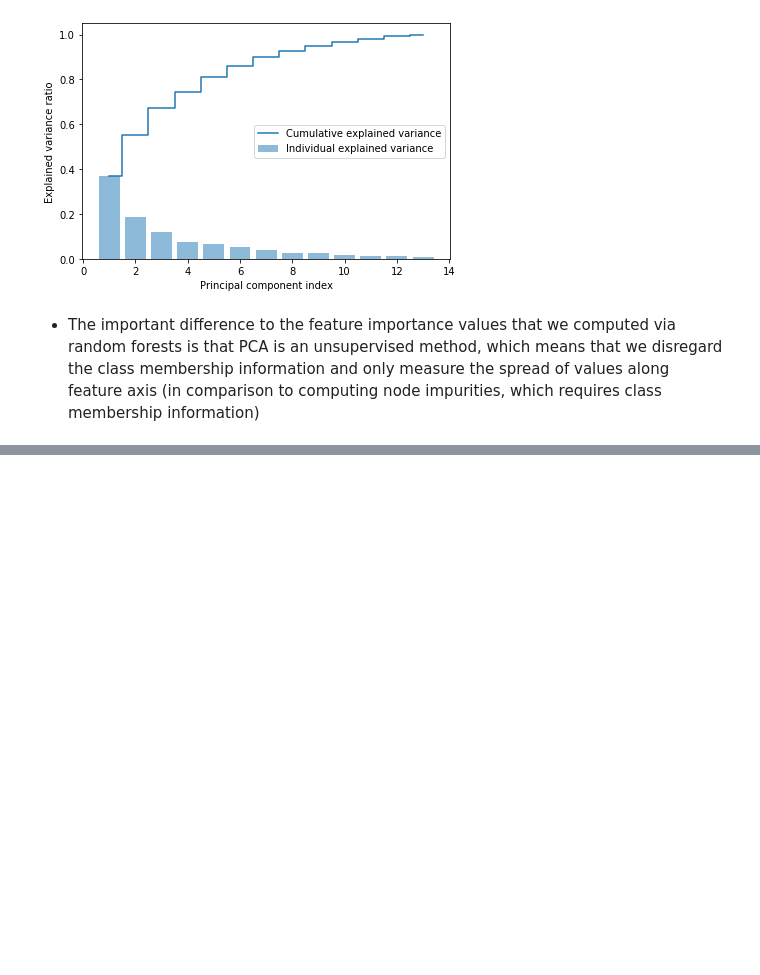
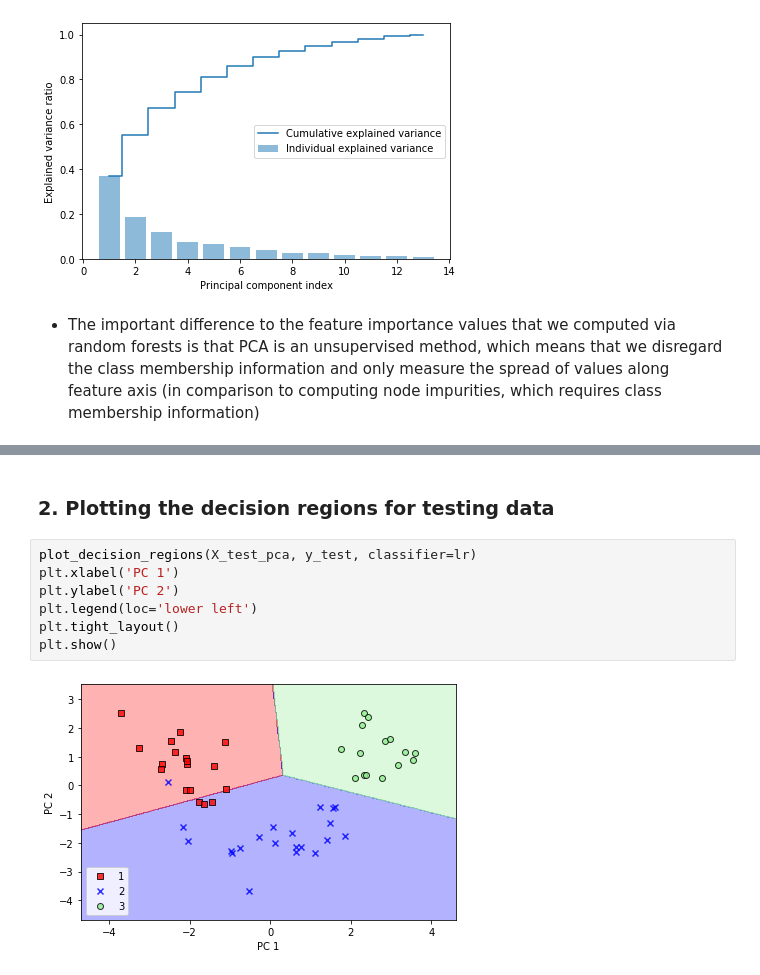
Before and after one commit to yonsken/python-ml-exercises, a Jupyter notebook: chapter_exercises/chapter_5/dimensionality_reduction.ipynb, the cells around one changed output, grey strips where cells are left out. Saved outputs shown, nothing was run; the diff lists cells and outputs as text; blank space fills up the shorter version.

```diff
--- a/chapter_exercises/chapter_5/dimensionality_reduction.ipynb
+++ b/chapter_exercises/chapter_5/dimensionality_reduction.ipynb
@@ -133,0 +215,11 @@ plt.show()
+# %% [markdown]
+### 2. Plotting the decision regions for testing data
+# %%
+plot_decision_regions(X_test_pca, y_test, classifier=lr)
+plt.xlabel('PC 1')
+plt.ylabel('PC 2')
+plt.legend(loc='lower left')
+plt.tight_layout()
+plt.show()
+# %% [output]
+[figure, added]
```
Also changed, not shown: parts of 16 cells of this notebook.
